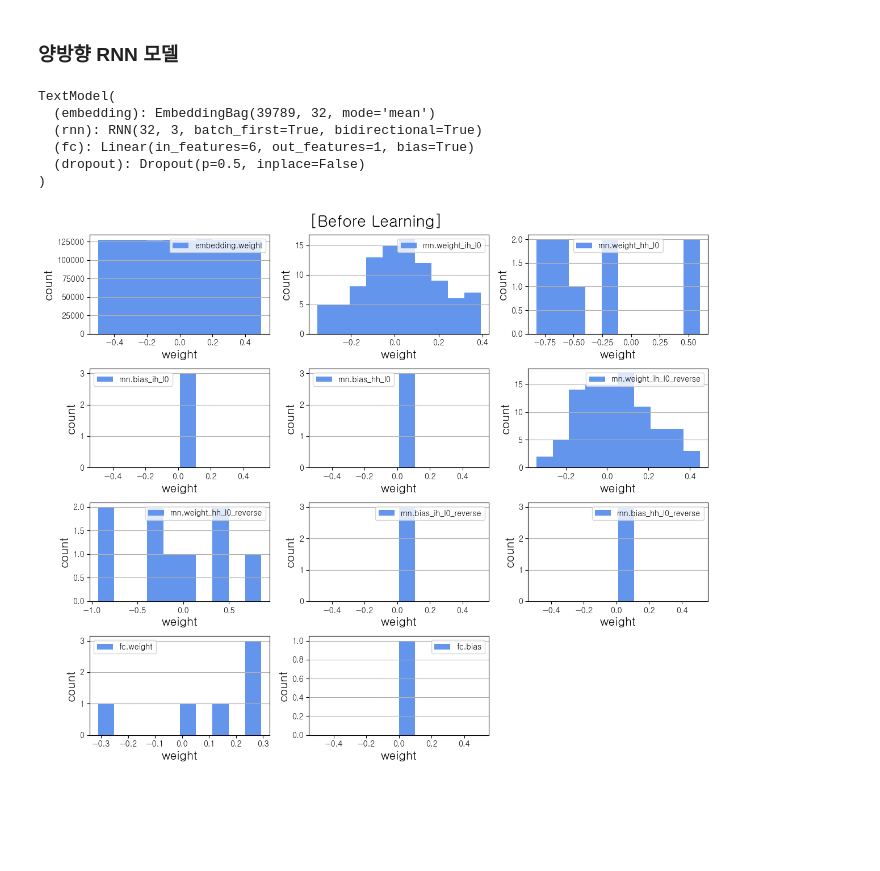
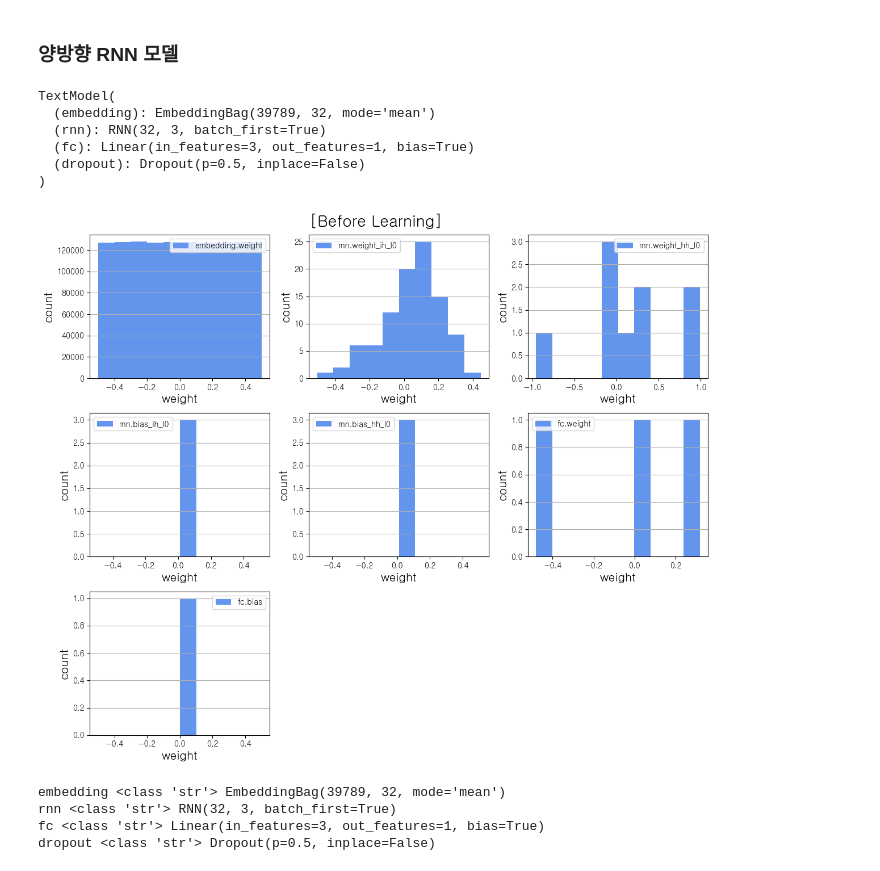
Before and after one commit to DongHyunKKK/KDT-NLP_Project, a Jupyter notebook: my_project_09_6.ipynb, the cells around one changed output. Cells and saved outputs as stored; diff of their text form; code cells hidden in the pictures; blank space fills up the shorter version.

```diff
--- a/my_project_09_6.ipynb
+++ b/my_project_09_6.ipynb
@@ -344,8 +344,8 @@ class TextModel(nn.Module):
         super().__init__()
         # 모델 구성 층 정의
         self.embedding = nn.EmbeddingBag(VOCAB_SIZE, EMBEDD_DIM, sparse = False)
-        self.rnn = nn.RNN(EMBEDD_DIM, HIDDEN_SIZE, batch_first = True, bidirectional = True)
-        self.fc = nn.Linear(2 * HIDDEN_SIZE, NUM_CLASS)
+        self.rnn = nn.RNN(EMBEDD_DIM, HIDDEN_SIZE, batch_first = True)
+        self.fc = nn.Linear(HIDDEN_SIZE, NUM_CLASS)
         self.init_weights()
         self.dropout = nn.Dropout()
 
@@ -401,24 +401,32 @@ MY_MODEL
 # %% [output]
 TextModel(
   (embedding): EmbeddingBag(39789, 32, mode='mean')
-  (rnn): RNN(32, 3, batch_first=True, bidirectional=True)
-  (fc): Linear(in_features=6, out_features=1, bias=True)
+  (rnn): RNN(32, 3, batch_first=True)
+  (fc): Linear(in_features=3, out_features=1, bias=True)
   (dropout): Dropout(p=0.5, inplace=False)
 )
 # %%
 plt.figure(figsize = (12, 10))
 plt.suptitle('[Before Learning]', size = 20)
 i = 1
 for name, params in MY_MODEL.named_parameters():
-    plt.subplot(4, 3, i)
+    plt.subplot(3, 3, i)
     plt.hist(params.detach().numpy().flatten(), label = name, color = 'cornflowerblue')
     plt.xlabel('weight', size = 15)
     plt.ylabel('count', size = 15)
     plt.grid(axis = 'y')
     plt.legend()
     i += 1
 
 plt.tight_layout()
 plt.show()
 # %% [output]
-[figure, old version]
+[figure, new version]
+# %%
+for name, child in MY_MODEL.named_children():
+    print(name, type(name), child)
+# %% [output]
+embedding <class 'str'> EmbeddingBag(39789, 32, mode='mean')
+rnn <class 'str'> RNN(32, 3, batch_first=True)
+fc <class 'str'> Linear(in_features=3, out_features=1, bias=True)
+dropout <class 'str'> Dropout(p=0.5, inplace=False)
```
Also changed, not shown: parts of 11 cells of this notebook, 5 other files.
